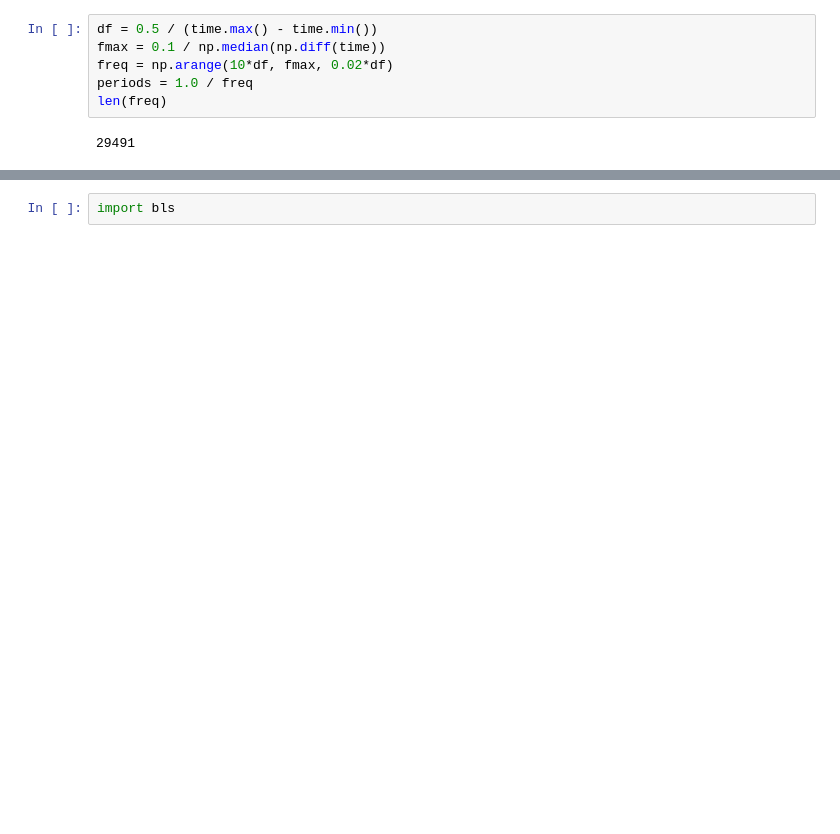
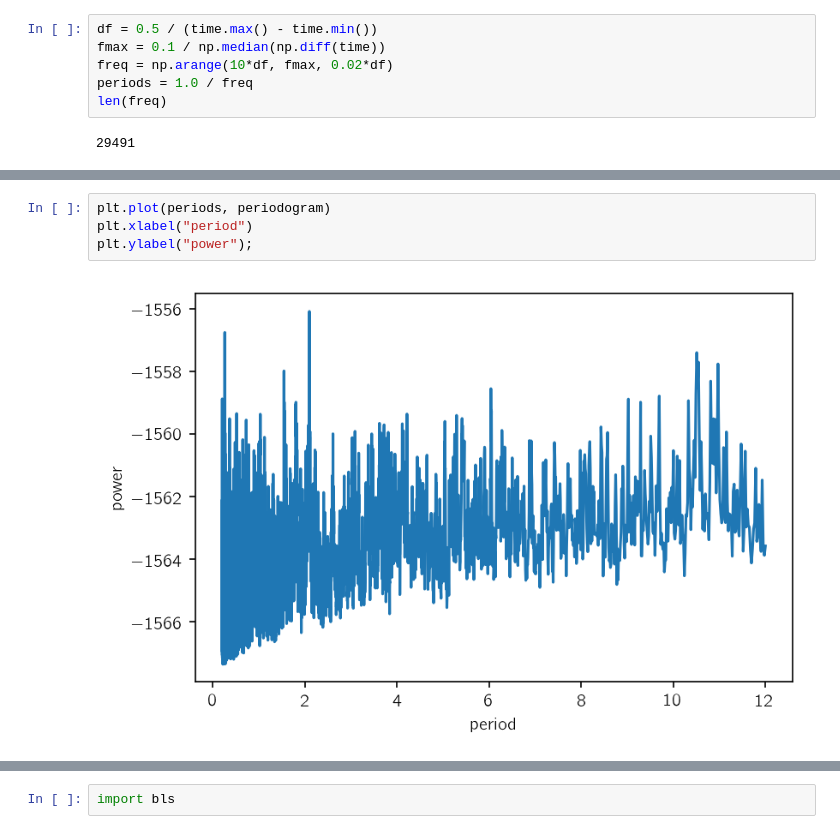
Before and after one commit to mirca/transit-periodogram, a Jupyter notebook: transit_periodogram/examples/demo.ipynb, the cells around one changed output, grey strips where cells are left out. Drawn from its saved outputs; the diff is of its cells as text; blank space fills up the shorter version.

```diff
--- a/transit_periodogram/examples/demo.ipynb
+++ b/transit_periodogram/examples/demo.ipynb
@@ -50 +49,7 @@ periods[ind], phase[ind], (transit_time)%period
+# %%
+plt.plot(periods, periodogram)
+plt.xlabel("period")
+plt.ylabel("power");
+# %% [output]
+[figure, added]
 # %%
```
Also changed, not shown: parts of 14 cells of this notebook, 2 other files.
